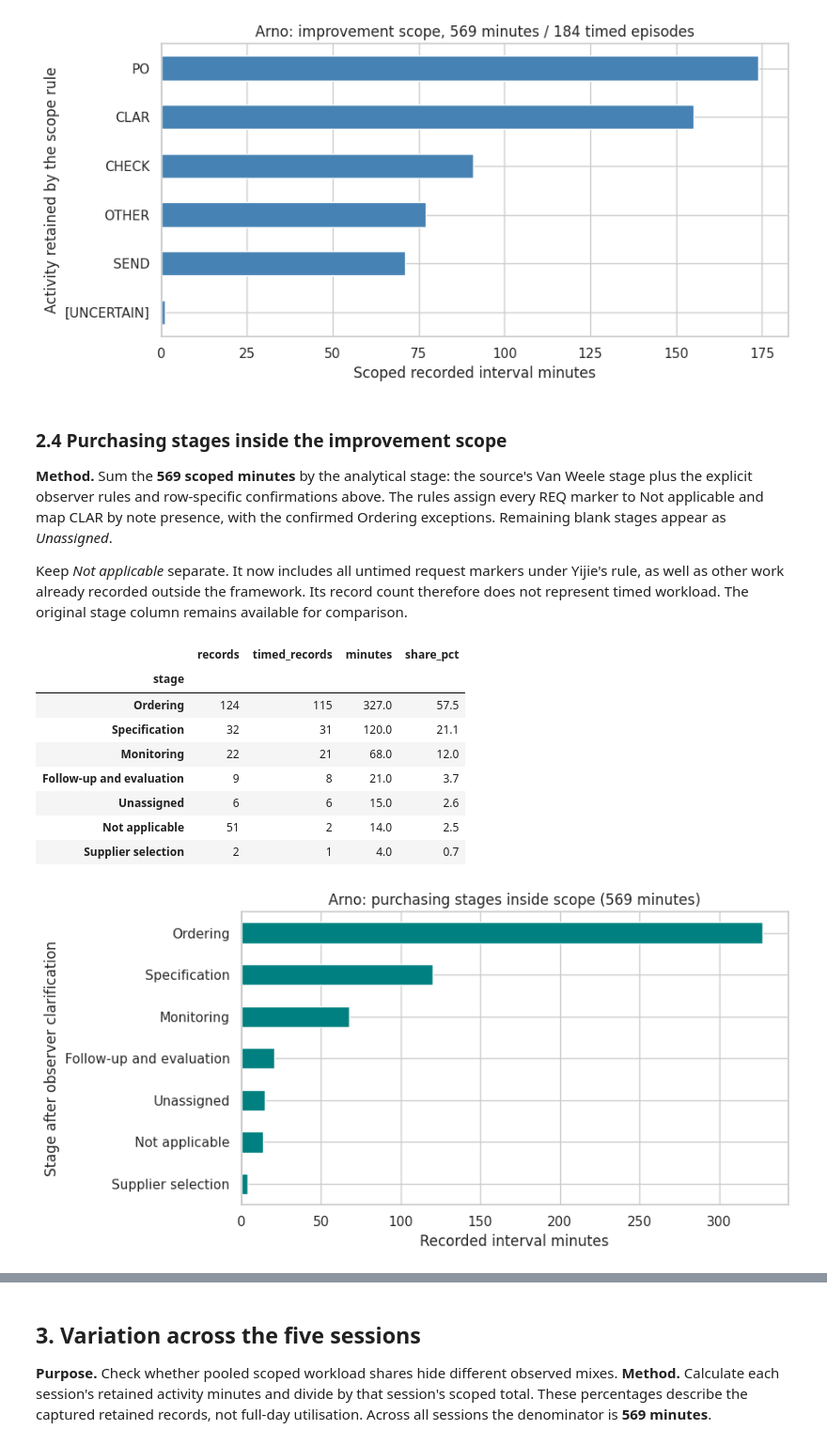
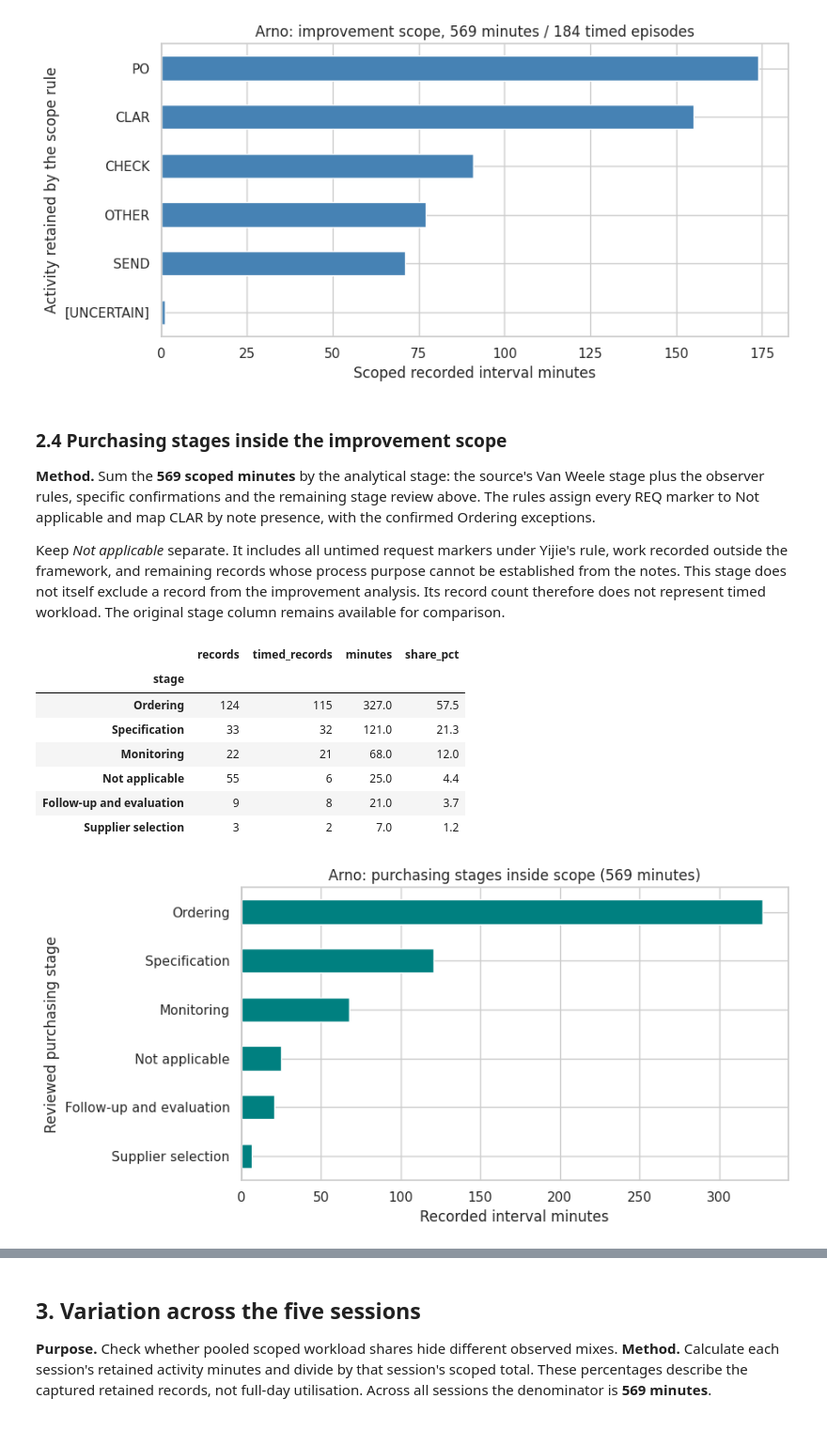
Before and after one commit to Luuuuuig/Bachelor-End-Project, a Jupyter notebook: Arno_Analysis_2026_10_02.ipynb, the cells around one changed output, grey strips where cells are left out. Shown at 94% size. Drawn from its saved outputs; the diff is of its cells as text; code cells hidden in the pictures.

```diff
--- a/Arno_Analysis_2026_10_02.ipynb
+++ b/Arno_Analysis_2026_10_02.ipynb
@@ -198,6 +200,15 @@ observations.loc[ordinary_po, "stage"] = "Ordering"
 observations.loc[ordinary_po, "observer_clarification"] = (
     "Ordinary PO creation belongs to Ordering; confirmed by Yijie on 12 October 2026.")
 
+specification_send = pd.to_datetime(observations["date"]).eq(pd.Timestamp("2026-09-01"))
+specification_send = specification_send & observations["source_row"].eq(28)
+assert specification_send.sum() == 1
+assert observations.loc[specification_send, "Case"].eq("OBS-17").all()
+assert observations.loc[specification_send, "Activity"].eq("SEND").all()
+observations.loc[specification_send, "stage"] = "Specification"
+observations.loc[specification_send, "observer_clarification"] = (
+    "Forwarding item/specification information belongs to Specification; confirmed by Yijie on 12 October 2026.")
+
 review_columns = ["date", "source_row", "Activity", "minutes", "Van Weele stage", "stage"]
 reviewed = observations["observer_clarification"].ne("")
 display(observations.loc[reviewed, review_columns])
@@ -232,0 +248,31 @@ with pd.option_context("display.max_colwidth", None):
+# %%
+remaining_stage_assignments = pd.DataFrame([
+    ('2026-09-01', 25, 'Monitoring', 'Supplier follow-up on an existing case.'),
+    ('2026-09-01', 31, 'Supplier selection', 'Search for an alternative unavailable item and contact a manufacturer or supply source.'),
+    ('2026-09-01', 34, 'Not applicable', 'Purchasing email topic is not recorded; process purpose cannot be established.'),
+    ('2026-09-01', 35, 'Not applicable', 'Sales-origin supplier question does not identify its purchasing purpose.'),
+    ('2026-09-08', 12, 'Monitoring', 'Supplier contact asks when and why, consistent with following up progress.'),
+    ('2026-09-08', 13, 'Not applicable', 'Discussion and contact chain do not identify the process purpose.'),
+    ('2026-09-08', 14, 'Not applicable', 'The contact chain names people but does not identify the process purpose.'),
+    ('2026-09-08', 15, 'Not applicable', 'Continuation of the same contact chain; process purpose is not recorded.'),
+    ('2026-09-23', 10, 'Not applicable', 'General enquiry concerning Dennis; no purchasing-stage purpose is recorded.'),
+    ('2026-09-23', 12, 'Monitoring', 'Service-order enquiry in the same case as the later ETA and payment follow-up.'),
+    ('2026-09-23', 13, 'Monitoring', 'Continuation of the same service-order case, including its later ETA follow-up.'),
+    ('2026-09-23', 17, 'Monitoring', 'Attempted contact within the same service-order and ETA follow-up case.'),
+    ('2026-09-23', 35, 'Supplier selection', 'Review and forwarding of a supplier offer.'),
+    ('2026-09-23', 44, 'Monitoring', 'Explicit ETA and payment follow-up.'),
+    ('2026-09-23', 52, 'Monitoring', 'Aftercare enquiry about an order.'),
+], columns=["date", "source_row", "stage", "review_note"])
+# %%
+observations["stage_review_note"] = ""
+for assignment in remaining_stage_assignments.itertuples(index=False):
+    selected = pd.to_datetime(observations["date"]).eq(pd.Timestamp(assignment.date))
+    selected = selected & observations["source_row"].eq(assignment.source_row)
+    assert selected.sum() == 1
+    assert observations.loc[selected, "stage"].eq("Unassigned").all()
+    observations.loc[selected, "stage"] = assignment.stage
+    observations.loc[selected, "stage_review_note"] = assignment.review_note
+
+assert not observations["stage"].eq("Unassigned").any()
+with pd.option_context("display.max_colwidth", None):
+    display(remaining_stage_assignments)
@@ -489,9 +550,9 @@ plt.show()
 # %% [markdown]
 ### 2.4 Purchasing stages inside the improvement scope
 
-**Method.** Sum the **569 scoped minutes** by the analytical stage: the source's Van Weele stage plus the explicit observer rules and row-specific confirmations above. The rules assign every REQ marker to Not applicable and map CLAR by note presence, with the confirmed Ordering exceptions. Remaining blank stages appear as *Unassigned*.
+**Method.** Sum the **569 scoped minutes** by the analytical stage: the source's Van Weele stage plus the observer rules, specific confirmations and the remaining stage review above. The rules assign every REQ marker to Not applicable and map CLAR by note presence, with the confirmed Ordering exceptions.
 
-Keep *Not applicable* separate. It now includes all untimed request markers under Yijie's rule, as well as other work already recorded outside the framework. Its record count therefore does not represent timed workload. The original stage column remains available for comparison.
+Keep *Not applicable* separate. It includes all untimed request markers under Yijie's rule, work recorded outside the framework, and remaining records whose process purpose cannot be established from the notes. This stage does not itself exclude a record from the improvement analysis. Its record count therefore does not represent timed workload. The original stage column remains available for comparison.
 # %%
 stage_summary = analysis.groupby("stage").agg(
     records=("Case", "size"), timed_records=("minutes", "count"),
@@ -503,18 +564,17 @@ display(stage_summary.round(1))
 |  | records | timed_records | minutes | share_pct |
 | stage |  |  |  |  |
 | Ordering | 124 | 115 | 327.0 | 57.5 |
-| Specification | 32 | 31 | 120.0 | 21.1 |
+| Specification | 33 | 32 | 121.0 | 21.3 |
 | Monitoring | 22 | 21 | 68.0 | 12.0 |
+| Not applicable | 55 | 6 | 25.0 | 4.4 |
 | Follow-up and evaluation | 9 | 8 | 21.0 | 3.7 |
-| Unassigned | 6 | 6 | 15.0 | 2.6 |
-| Not applicable | 51 | 2 | 14.0 | 2.5 |
-| Supplier selection | 2 | 1 | 4.0 | 0.7 |
+| Supplier selection | 3 | 2 | 7.0 | 1.2 |
 # %%
 ax = stage_summary["minutes"].sort_values().plot.barh(color="teal", figsize=(9, 4.5))
-ax.set(xlabel="Recorded interval minutes", ylabel="Stage after observer clarification",
+ax.set(xlabel="Recorded interval minutes", ylabel="Reviewed purchasing stage",
        title="Arno: purchasing stages inside scope (569 minutes)")
 plt.tight_layout()
 plt.show()
 # %% [output]
-[figure, old version]
+[figure, new version]
 # %% [markdown]
```
Also changed, not shown: parts of 10 cells of this notebook, 1 other file.
